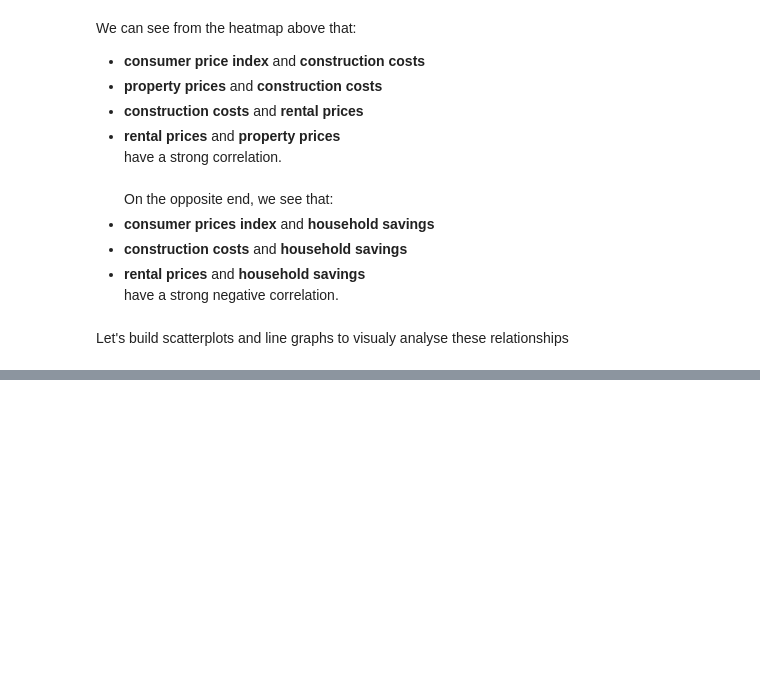
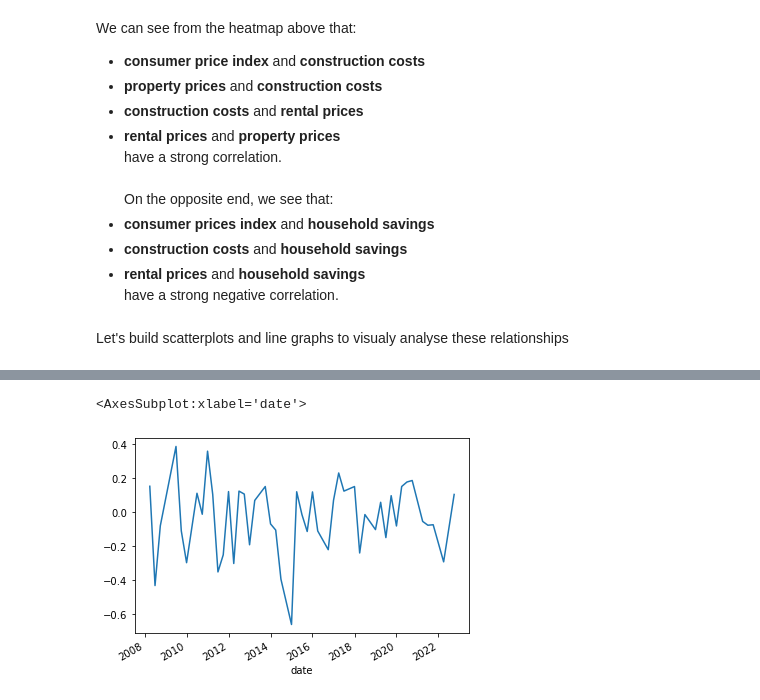
Before and after one commit to Patriciaps310/github-demo, a Jupyter notebook: Economic Analysis/Property and rental prices in portugal.ipynb, the cells around one changed output, grey strips where cells are left out. Drawn from its saved outputs; the diff is of its cells as text; code cells hidden in the pictures; blank space fills up the shorter version.

```diff
--- a/Economic Analysis/Property and rental prices in portugal.ipynb
+++ b/Economic Analysis/Property and rental prices in portugal.ipynb
@@ -514,0 +596,5 @@ for lag in range(1, max_lag + 1):
+# %%
+train['credit_private_sector_diff'].plot()
+# %% [output]
+<AxesSubplot:xlabel='date'>
+[figure, added]
```
Also changed, not shown: parts of 70 cells of this notebook.
